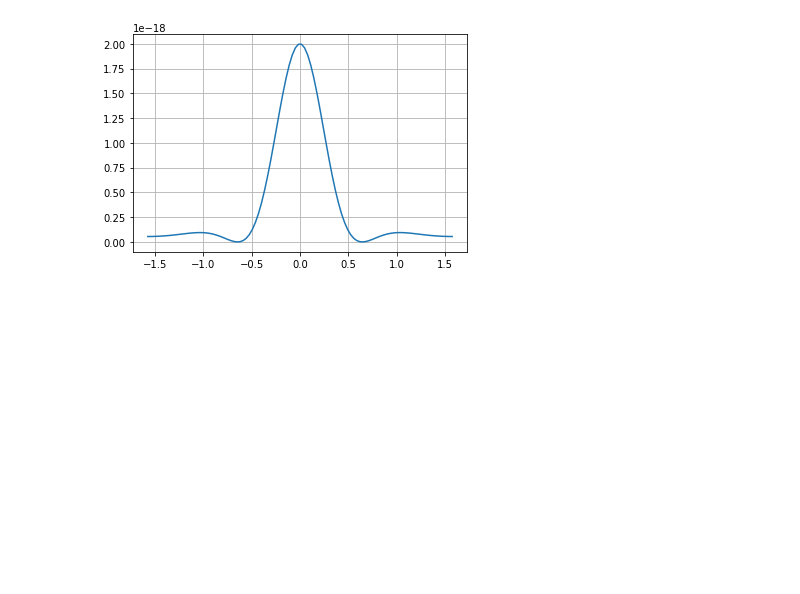
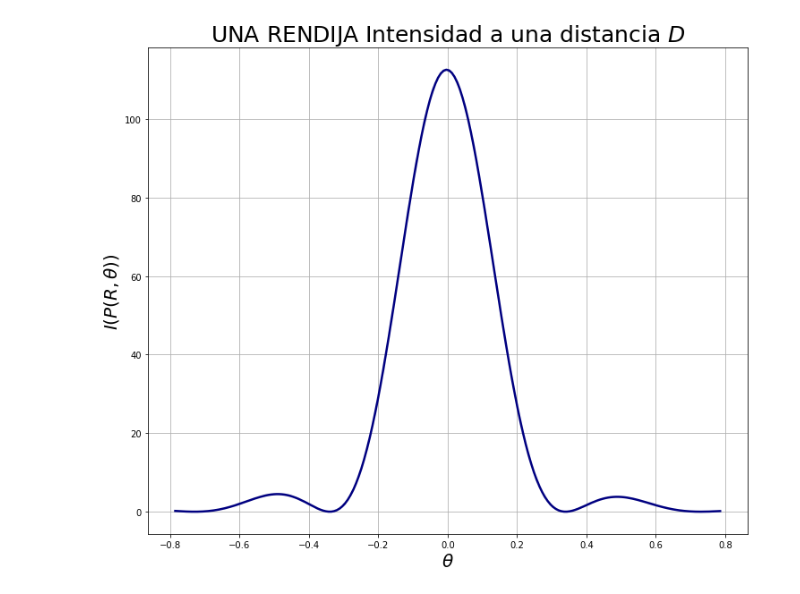
Before and after one commit to ChristopherLR12/Proyecto-f-sica-computacional, a Jupyter notebook: Difracción.ipynb, the cells around one changed output. Saved outputs shown, nothing was run; the diff lists cells and outputs as text; code cells hidden in the pictures; blank space fills up the shorter version.

```diff
--- a/Difracción.ipynb
+++ b/Difracción.ipynb
@@ -4,12 +4,12 @@ import matplotlib.pyplot as plt
 # %%
 #Uso de integral (trapecio ya que converge más rápido)
 
-def areaTrapecio(f,a,b,R,θ):
-    return (b-a)*(f(a,R,θ)+f(b,R,θ))*(1/2)
+def areaTrapecio(f,a,b,D,θ):
+    return (b-a)*(f(a,D,θ)+f(b,D,θ))*(1/2)
 
-def intTrapecio(f,a,b,n,R,θ):
+def intTrapecio(f,a,b,n,D,θ):
     xx = np.linspace(a,b,n+1)
     integral = 0
     for i in range(n):
-        integral = integral + areaTrapecio(f,xx[i],xx[i+1],R,θ)
+        integral = integral + areaTrapecio(f,xx[i],xx[i+1],D,θ)
     return integral
@@ -25,18 +25,21 @@ $$ I(P) = \frac{|A(P)|^2}{2} \quad (2)$$
 #Definición de variables variables utilizadas en la anterior ecuación
 
 Al = 10
-λ = 600*1e-9
+λ = 5
 k = (2*np.pi)/λ
-ω = 1 #Opcional
-t = 0 #Opcional
-d = 1e-6
-R = 50*1e2
+ω = 10 #Opcional
+t = 5 #Opcional
+d = 3*λ
+D = 10
 
-def amp(x,R,θ): #Amplitud
-    return Al * ((np.e**(1j*(k*(R+x*np.sin(θ))))) / (R  - np.sin(θ)) )
+def R(D,θ):
+    return D/(np.cos(θ))
 
-def suma(d,R,θ): #Integral de la amplitud ec (1)
-    return intTrapecio(amp,-d/2,d/2,1000,R,θ)
+def amp(x,D,θ): #Amplitud
+        return Al * ((np.e**(1j*(k*(R(D,θ)+x*np.sin(θ))))) / (R(D,θ) + np.sin(θ)) )
 
-def int(d,R,θ): #Intensidad ec. (2)
-    return (abs(suma(d,R,θ))**2)/2
+def suma(d,D,θ): #Integral de la amplitud ec (1)
+    return intTrapecio(amp,-d/2,d/2,1000,D,θ)
+
+def int(d,D,θ): #Intensidad ec. (2)
+    return (abs(suma(d,D,θ))**2)/2
@@ -46,8 +46,18 @@ zz = [int(d,R,i) for i in tt]
 # %%
+an = np.linspace(-np.pi/4,np.pi/4,200)
+zz = [int(d,D,i) for i in an]
+
+
 #Gráfica de la intensidad
-plt.plot(tt,zz)
+
+plt.figure(figsize=(12,10))
+plt.plot(an,zz,c="navy",lw=2.5)
+plt.xlabel(r"$\theta$",size=20)
+plt.ylabel(r"$I(P(R,\theta))$",size=20)
+plt.title("UNA RENDIJA Intensidad a una distancia " + r"$D$", size=25)
 plt.grid()
+#plt.savefig("IG!.png",bbox_inches='tight')
 # %% [output]
-[figure, old version]
+[figure, new version]
 # %%
 #Representación imshow de la intensidad (1D)
```
Also changed, not shown: parts of 11 cells of this notebook, 10 other files.
